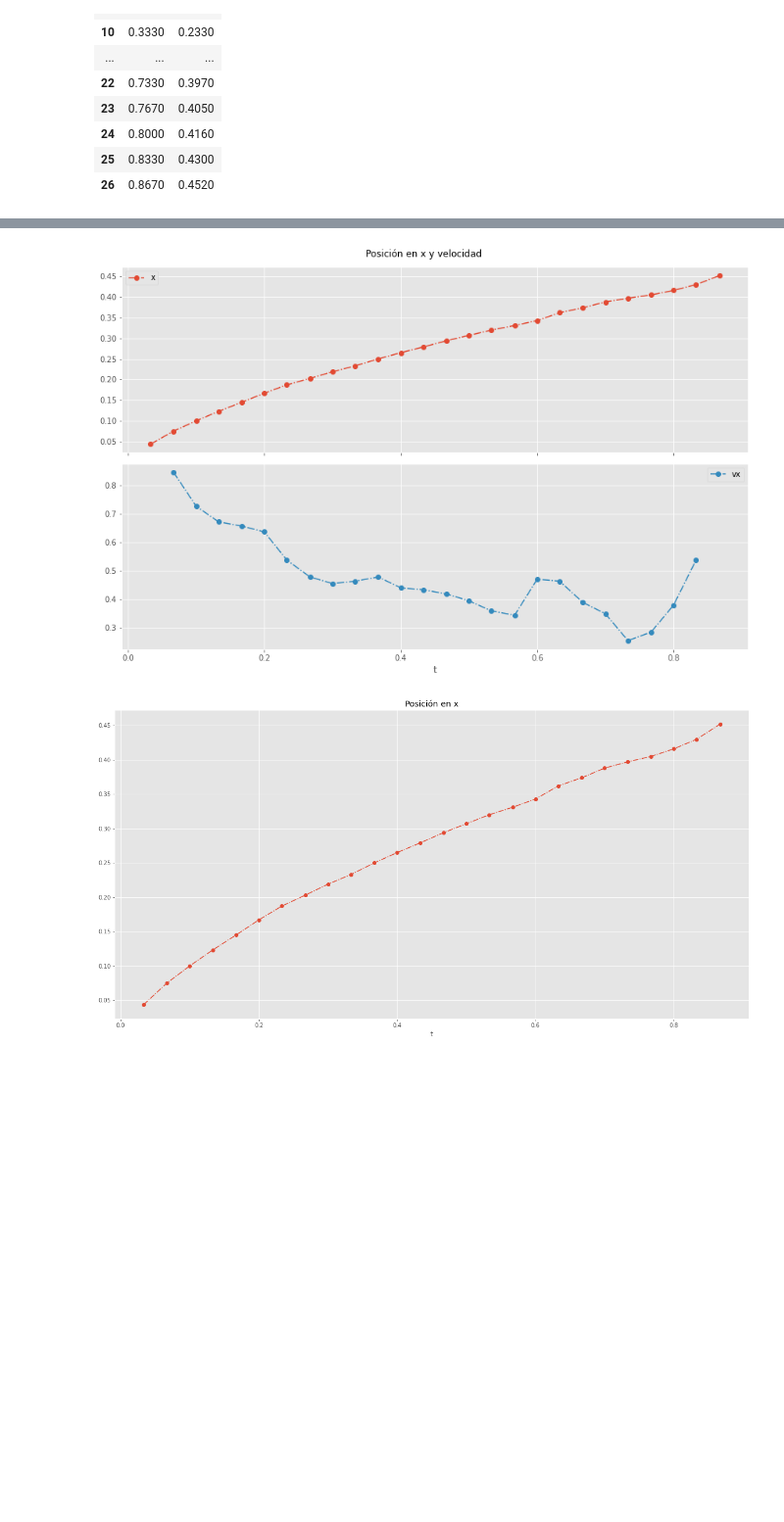
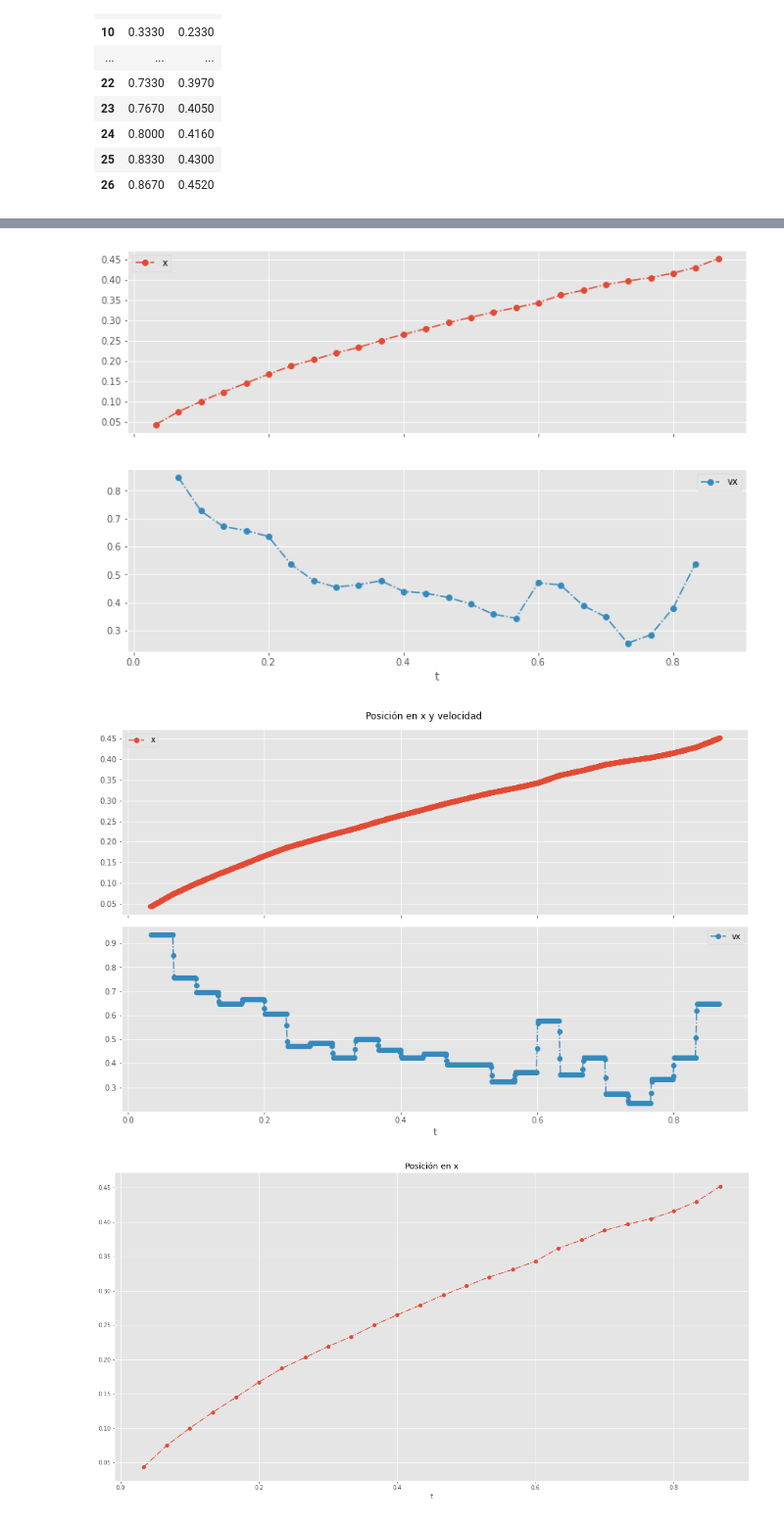
Before and after one commit to SebasGarcia08/horizontal-motion-physics, a Jupyter notebook: analisis.ipynb, the cells around one changed output, grey strips where cells are left out. Shown: that part at 98% size. Saved outputs shown, nothing was run; the diff lists cells and outputs as text; code cells hidden in the pictures; blank space fills up the shorter version.

```diff
--- a/analisis.ipynb
+++ b/analisis.ipynb
@@ -36,3 +36,16 @@ df
 | 24 | 0.8000 | 0.4160 |
 | 25 | 0.8330 | 0.4300 |
 | 26 | 0.8670 | 0.4520 |
+# %%
+f = interp1d(df.t, df.x)
+dominio = np.linspace(df.t.values[0], df.t.values[-1], 1000)
+data = {
+    "t": dominio,
+    "x": f(dominio)
+}
+plt.figure(figsize=(8,5))
+df2 = pd.DataFrame(data)
+df2.set_index("t").plot(label="Interpolated", linestyle="--", marker="o")
+df.set_index("t").plot(label="Original",linestyle="--", marker="o")
+plt.legend()
+plt.show()
@@ -39,17 +56,21 @@ df
 # %%
-vx = [np.nan]
-xs = df.x.values
-ts = df.t.values
+def add_velocity(df: pd.DataFrame) -> pd.DataFrame:
+        vx = [np.nan]
+        xs = df.x.values
+        ts = df.t.values
 
-for i in range(len(df)):
-    if i > 0 and i+1 < len(df):
-        vel_x = (xs[i+1] - xs[i-1]) / \
-                (ts[i+1] - ts[i-1] )
-        vx.append(vel_x)
+        for i in range(len(df)):
+                if i > 0 and i+1 < len(df):
+                        vel_x = (xs[i+1] - xs[i-1]) / \
+                                (ts[i+1] - ts[i-1] )
+                        vx.append(vel_x)
 
-vx.append(np.nan)
-df["vx"] = vx
+        vx.append(np.nan)
+        df["vx"] = vx
+        return df
 
-df
+df = add_velocity(df)
+df2 = add_velocity(df2)
+df2
 # %% [output]
 |  | t | x | vx |
@@ -72,10 +89,12 @@ df
 # %%
 df.set_index("t").plot(subplots=True, figsize=(12,8), linestyle="dashdot", marker="o")
+df2.set_index("t").plot(subplots=True, figsize=(12,8), linestyle="dashdot", marker="o")
 plt.gcf().suptitle("Posición en x y velocidad")
 plt.tight_layout()
 plt.show()
 # %% [output]
-[figure, old version]
+[figure, new version]
+[figure, added]
 # %%
 df.set_index("t")["x"].plot(figsize=(20,10), linestyle="dashdot", marker="o")
 plt.title("Posición en x")
```
Also changed, not shown: parts of 9 cells of this notebook, 3 other files.
